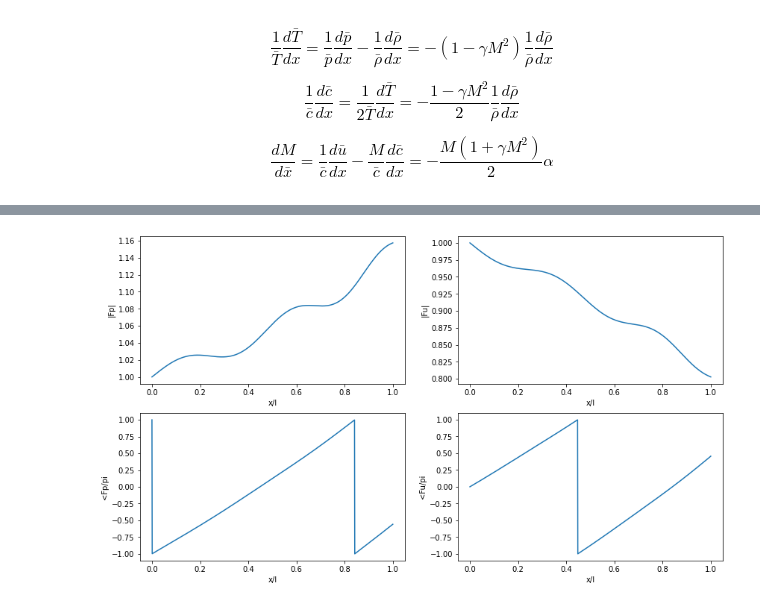
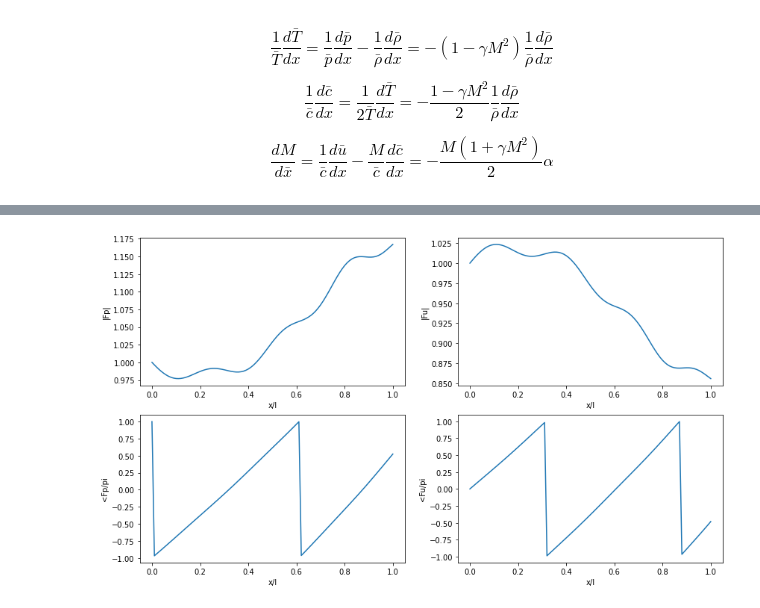
Before and after one commit to kyubin-l/fyp, a Jupyter notebook: acoustic-modes.ipynb, the cells around one changed output, grey strips where cells are left out. Cells and saved outputs as stored; diff of their text form; code cells hidden in the pictures.

Commit message:
figures

```diff
--- a/acoustic-modes.ipynb
+++ b/acoustic-modes.ipynb
@@ -234,7 +234,7 @@ from scipy.integrate import quad
 class TemperatureGradientModel:
     gamma = 1.4
     Rg = 287
-    def __init__(self, L, x1, n, p1, M1, T1, T2, temp_dist = 'linear', Z1 = -1):
+    def __init__(self, L, x1, n, p1, M1, T1, T2, temp_dist = 'linear', Z1 = -1, wl_c = 1):
         self.L = L
         self.x1 = x1
         self.p1 = p1
@@ -245,6 +245,7 @@ class TemperatureGradientModel:
         self.T2 = T2
         self.Z1 = Z1
         self.temp_dist = temp_dist
+        self.wl_c = wl_c
 
         if self.temp_dist == 'linear':
             self.T = self.T1 + (self.T2-self.T1)/self.L*(self.x-self.x1)
@@ -259,7 +260,7 @@ class TemperatureGradientModel:
         self.B = self.p1 + self.rho1*self.u1**2
 
         #self.w = self.c1
-        self.w = 2*np.pi*self.c1/self.L
+        self.w = self.wl_c*2*np.pi*self.c1/self.L
 
 
     def _grad(self, q):
@@ -277,6 +278,7 @@ class TemperatureGradientModel:
         self.p = self.rho*self.Rg*self.T
         self.M = self.u/self.c
         self.alpha = 1/self.rho*self._grad(self.rho)
+        self.k0 = self.w/self.c
         return
 
 
@@ -314,7 +316,6 @@ class TemperatureGradientModel:
     def _get_intermediate_vals(self, rho, M, rho1, M1, gamma, w, c, alpha, integrals_plus, integrals_minus):
         self.P1_plus = (rho/rho1)**(1/4)*(1+M1)/(1+M)*(np.exp(gamma*M1-gamma/4*M1**2-(gamma**2-1)/3*M1**3))/(np.exp(gamma*M-gamma/4*M**2-(gamma**2-1)/3*M**3))*np.exp(-j*w*integrals_plus)
         self.P1_minus= (rho/rho1)**(1/4)*(1-M1)/(1-M)*(np.exp(gamma*M+gamma/4*M**2-(gamma**2-1)/3*M**3))/(np.exp(gamma*M1+gamma/4*M1**2-(gamma**2-1)/3*M1**3))*np.exp(j*w*integrals_minus)
-        self.k0 = w/c
         self.K = (j*self.k0-(1+2*(1+gamma)*M+(3*gamma-7)*M**2)*alpha/4)/(j*self.k0-alpha*M)
 
 
@@ -361,6 +367,7 @@ t1 = TemperatureGradientModel(1, 0, 1000, 1e5, 0.05, 1600, 800)
 # %%
+t1 = TemperatureGradientModel(L = 1, x1 = 0, n = 100, p1 = 1e5, M1 = 0.001, T1 = 1600, T2 = 800, temp_dist = 'sin', Z1 = -1, wl_c = 1.5)
 t1.calculate_mean_properties()
 t1.calculate_flow_properties()
 t1.plot_flow_properties()
 # %% [output]
-[figure, old version]
+[figure, new version]
```
Also changed, not shown: parts of 5 cells of this notebook.
